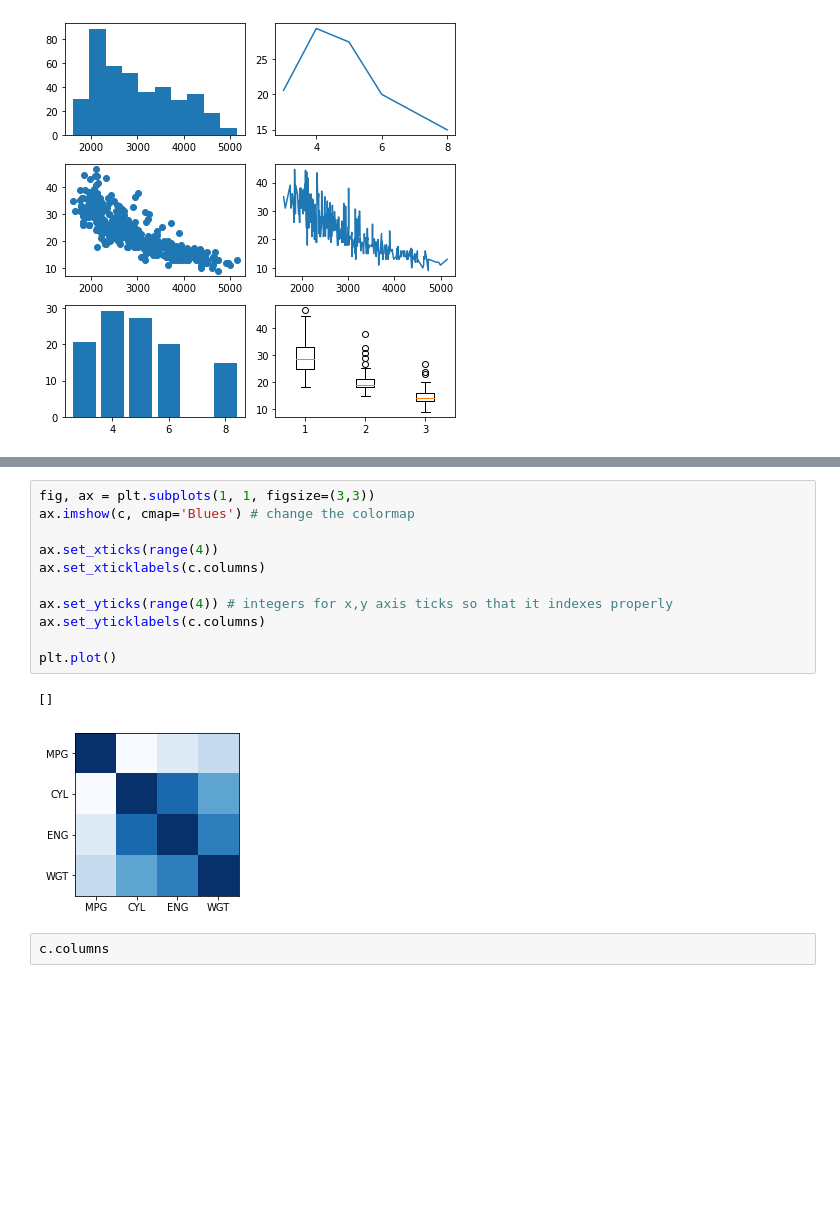
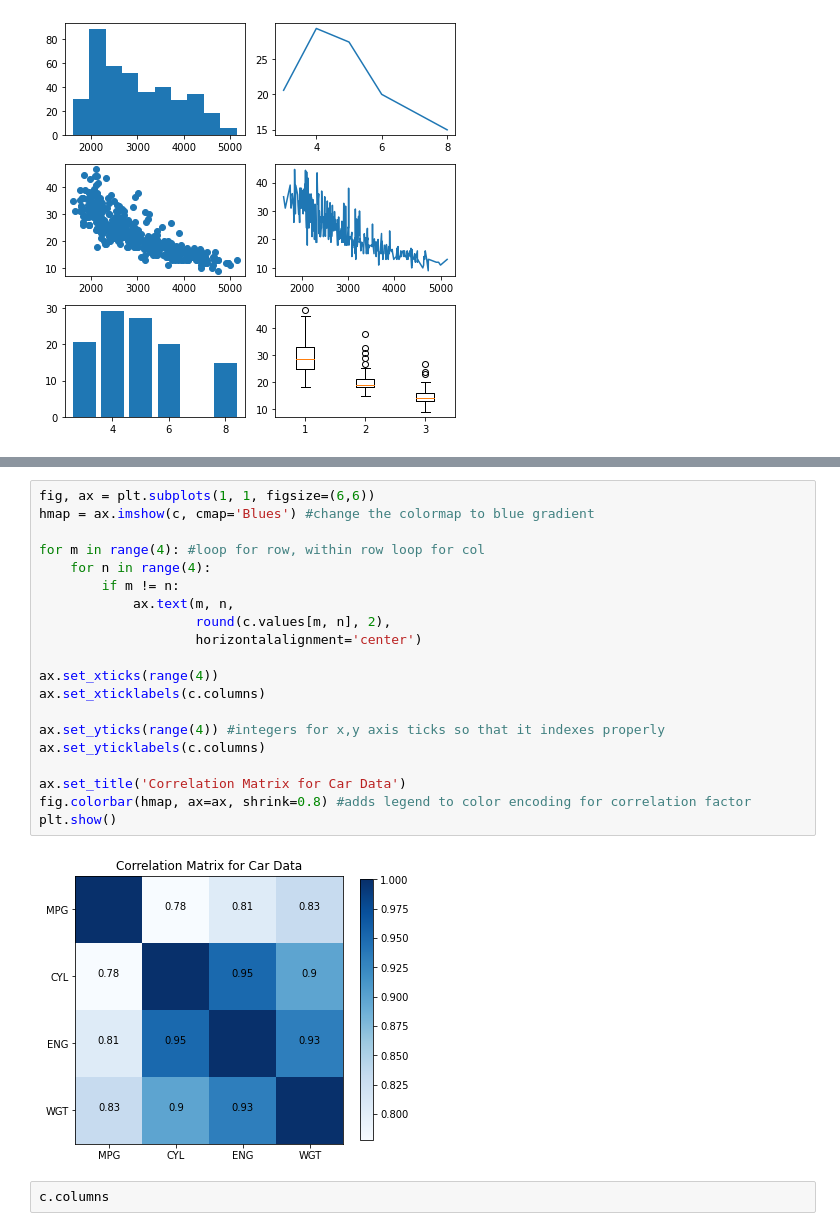
Before and after one commit to jpnski/msds593, a Jupyter notebook: labs/lab-8-27.ipynb, the cells around one changed output, grey strips where cells are left out. Saved outputs shown, nothing was run; the diff lists cells and outputs as text; blank space fills up the shorter version.

```diff
--- a/labs/lab-8-27.ipynb
+++ b/labs/lab-8-27.ipynb
@@ -215,17 +250,25 @@ plt.plot()
 # %%
-fig, ax = plt.subplots(1, 1, figsize=(3,3))
-ax.imshow(c, cmap='Blues') # change the colormap
+fig, ax = plt.subplots(1, 1, figsize=(6,6))
+hmap = ax.imshow(c, cmap='Blues') #change the colormap to blue gradient
+
+for m in range(4): #loop for row, within row loop for col
+    for n in range(4):
+        if m != n:
+            ax.text(m, n,
+                    round(c.values[m, n], 2),
+                    horizontalalignment='center')
 
 ax.set_xticks(range(4))
 ax.set_xticklabels(c.columns)
 
-ax.set_yticks(range(4)) # integers for x,y axis ticks so that it indexes properly
+ax.set_yticks(range(4)) #integers for x,y axis ticks so that it indexes properly
 ax.set_yticklabels(c.columns)
 
-plt.plot()
+ax.set_title('Correlation Matrix for Car Data')
+fig.colorbar(hmap, ax=ax, shrink=0.8) #adds legend to color encoding for correlation factor
+plt.show()
 # %% [output]
-[]
-[figure, old version]
+[figure, new version]
 # %%
 c.columns
 # %% [output]
```
Also changed, not shown: parts of 24 cells of this notebook.
